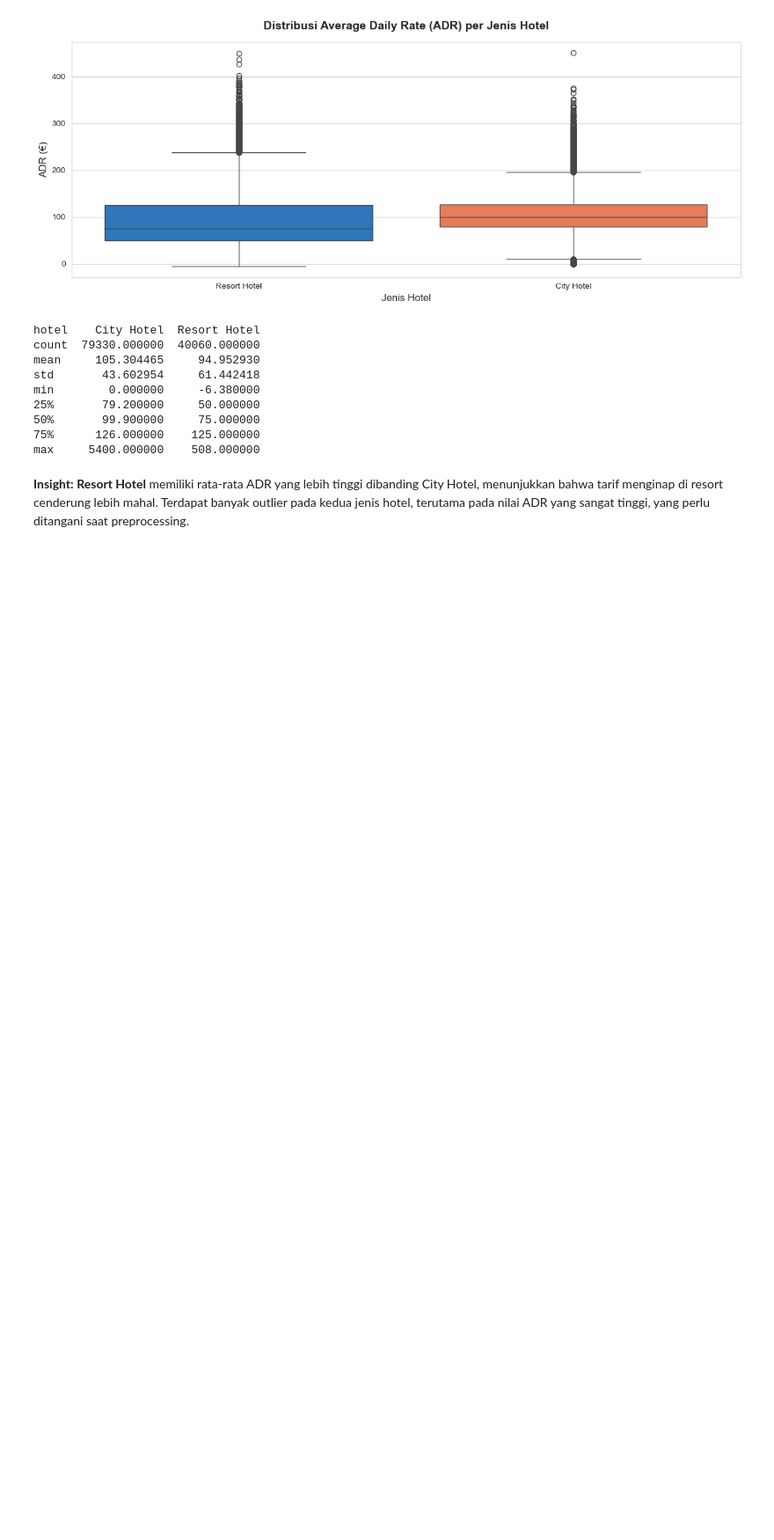
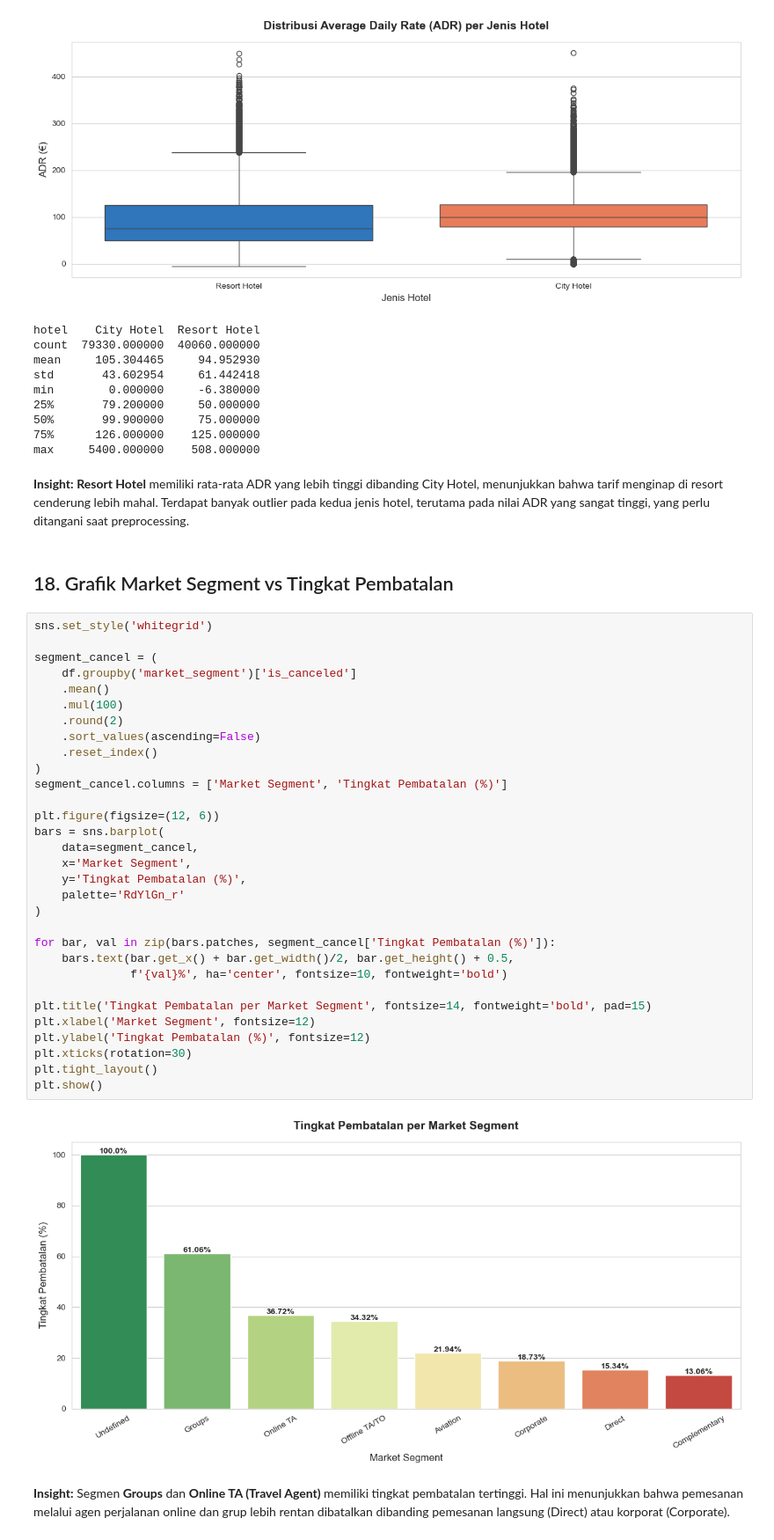
Before and after one commit to MuhammadShidqiHanifUSK/A_Project_VisDat_Klp1, a Jupyter notebook: notebooks/eda.ipynb, the cells around one changed output. Shown at 88% size. Drawn from its saved outputs; the diff is of its cells as text; blank space fills up the shorter version.

Commit message:
Edit eda.ipynb: Add Chart of Market Segment Vs Cancellation Rate

```diff
--- a/notebooks/eda.ipynb
+++ b/notebooks/eda.ipynb
@@ -481,3 +481,40 @@ min        0.000000     -6.380000
 max     5400.000000    508.000000
 # %% [markdown]
 **Insight:** **Resort Hotel** memiliki rata-rata ADR yang lebih tinggi dibanding City Hotel, menunjukkan bahwa tarif menginap di resort cenderung lebih mahal. Terdapat banyak outlier pada kedua jenis hotel, terutama pada nilai ADR yang sangat tinggi, yang perlu ditangani saat preprocessing.
+# %% [markdown]
+## 18. Grafik Market Segment vs Tingkat Pembatalan
+# %%
+sns.set_style('whitegrid')
+
+segment_cancel = (
+    df.groupby('market_segment')['is_canceled']
+    .mean()
+    .mul(100)
+    .round(2)
+    .sort_values(ascending=False)
+    .reset_index()
+)
+segment_cancel.columns = ['Market Segment', 'Tingkat Pembatalan (%)']
+
+plt.figure(figsize=(12, 6))
+bars = sns.barplot(
+    data=segment_cancel,
+    x='Market Segment',
+    y='Tingkat Pembatalan (%)',
+    palette='RdYlGn_r'
+)
+
+for bar, val in zip(bars.patches, segment_cancel['Tingkat Pembatalan (%)']):
+    bars.text(bar.get_x() + bar.get_width()/2, bar.get_height() + 0.5,
+              f'{val}%', ha='center', fontsize=10, fontweight='bold')
+
+plt.title('Tingkat Pembatalan per Market Segment', fontsize=14, fontweight='bold', pad=15)
+plt.xlabel('Market Segment', fontsize=12)
+plt.ylabel('Tingkat Pembatalan (%)', fontsize=12)
+plt.xticks(rotation=30)
+plt.tight_layout()
+plt.show()
+# %% [output]
+[figure, added]
+# %% [markdown]
+**Insight:** Segmen **Groups** dan **Online TA (Travel Agent)** memiliki tingkat pembatalan tertinggi. Hal ini menunjukkan bahwa pemesanan melalui agen perjalanan online dan grup lebih rentan dibatalkan dibanding pemesanan langsung (Direct) atau korporat (Corporate).
```
